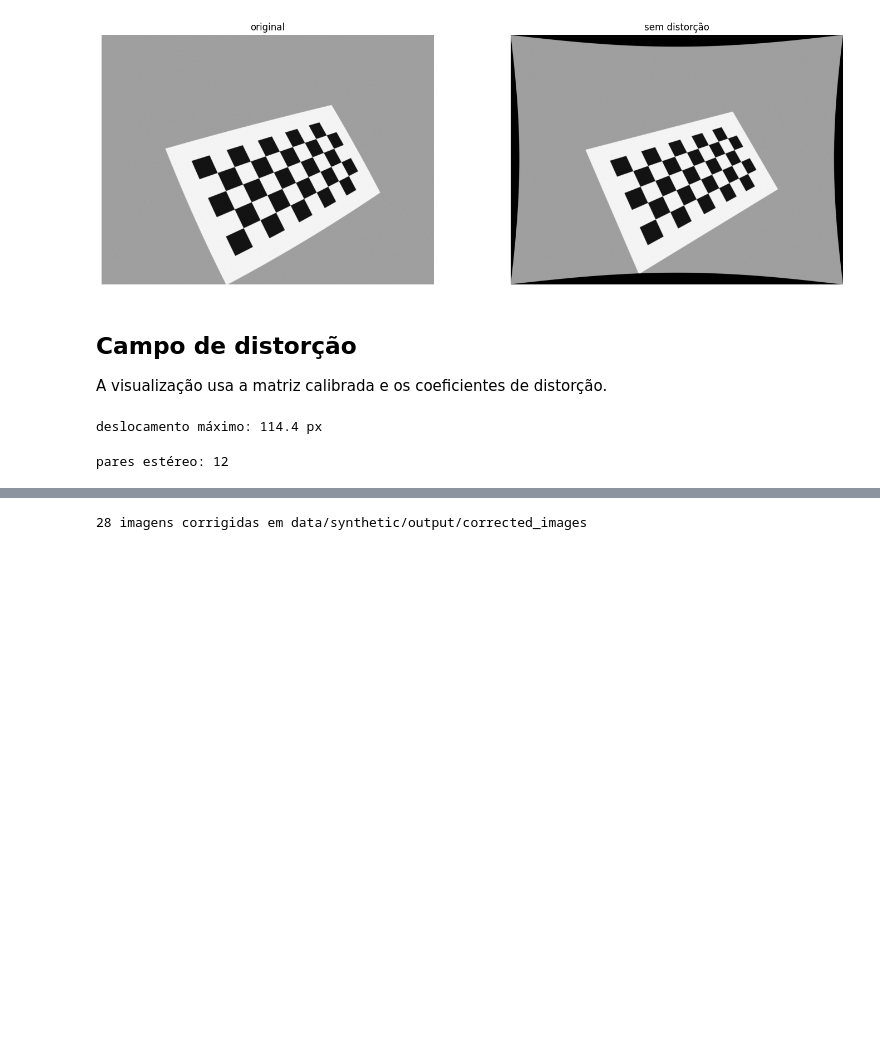
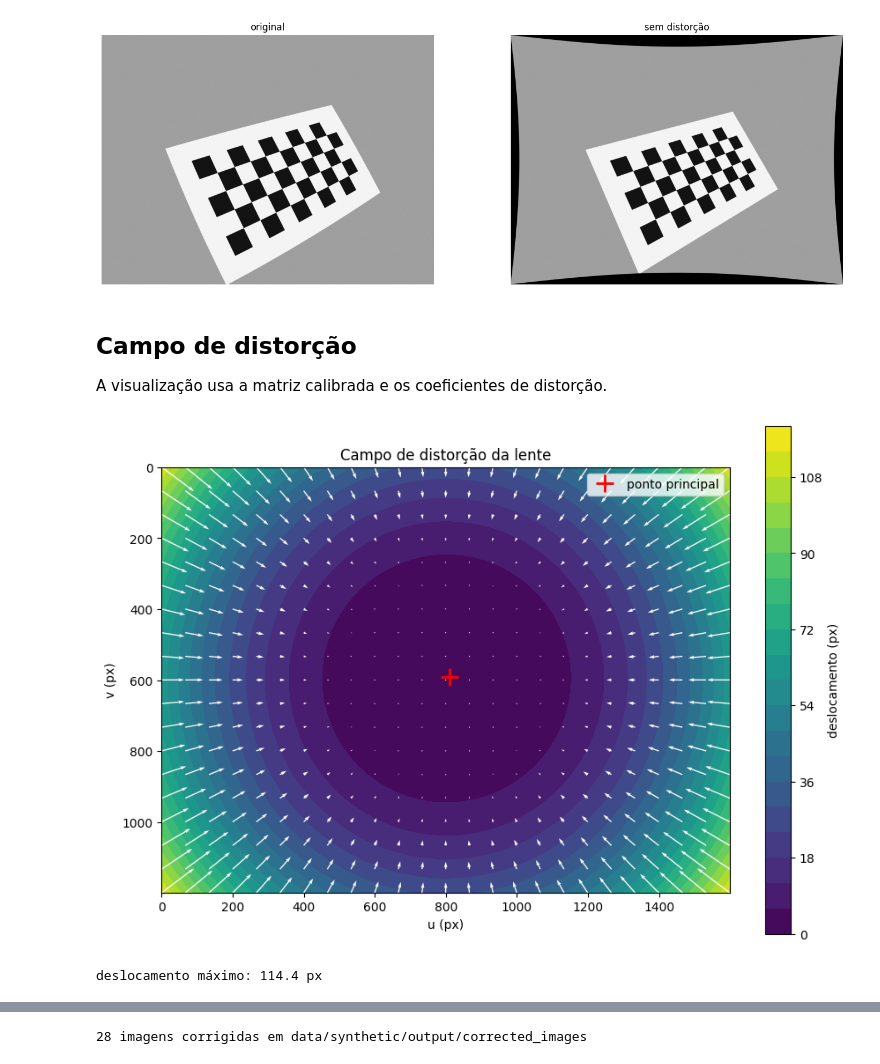
Before and after one commit to AugustC/info7064-ta02, a Jupyter notebook: TA02_Tarefa_Calibracao_de_Camera_refatorado.ipynb, the cells around one changed output, grey strips where cells are left out. Cells and saved outputs as stored; diff of their text form; code cells hidden in the pictures; blank space fills up the shorter version.

```diff
--- a/TA02_Tarefa_Calibracao_de_Camera_refatorado.ipynb
+++ b/TA02_Tarefa_Calibracao_de_Camera_refatorado.ipynb
@@ -199,14 +209,45 @@ A visualização usa a matriz calibrada e os coeficientes de distorção.
 # %%
 # ===== CAMPO DE DISTORÇÃO =====
 gx, gy = np.meshgrid(
     np.linspace(0, calibration.image_size[0]-1, 25),
     np.linspace(0, calibration.image_size[1]-1, 19),
 )
 ideal = np.stack([gx.ravel(), gy.ravel()], 1).astype(np.float32)
 raio = cv2.undistortPoints(ideal.reshape(-1,1,2), calibration.camera_matrix, np.zeros(5)).reshape(-1,2)
 raio3 = np.hstack([raio, np.ones((len(raio), 1))])
 real_px = cv2.projectPoints(raio3, np.zeros(3), np.zeros(3), calibration.camera_matrix, calibration.distortion)[0].reshape(-1,2)
 deslocamento = real_px - ideal
-print(f"deslocamento máximo: {np.linalg.norm(deslocamento, axis=1).max():.1f} px")
+fx_grid, fy_grid = np.meshgrid(
+    np.linspace(0, calibration.image_size[0]-1, 160),
+    np.linspace(0, calibration.image_size[1]-1, 120),
+)
+grid = np.stack([fx_grid.ravel(), fy_grid.ravel()], axis=1).astype(np.float32)
+grid_rays = cv2.undistortPoints(
+    grid.reshape(-1, 1, 2), calibration.camera_matrix, np.zeros(5)
+).reshape(-1, 2)
+grid_pixels = cv2.projectPoints(
+    np.hstack([grid_rays, np.ones((len(grid_rays), 1))]),
+    np.zeros(3), np.zeros(3), calibration.camera_matrix, calibration.distortion,
+)[0].reshape(-1, 2)
+magnitude = np.linalg.norm(grid_pixels - grid, axis=1).reshape(fx_grid.shape)
+fig, axis = plt.subplots(figsize=(9, 6.2))
+contours = axis.contourf(fx_grid, fy_grid, magnitude, levels=20, cmap="viridis")
+fig.colorbar(contours, ax=axis, label="deslocamento (px)")
+axis.quiver(ideal[:, 0], ideal[:, 1], deslocamento[:, 0], deslocamento[:, 1],
+            color="white", angles="xy", scale_units="xy", scale=1, width=0.002)
+axis.plot(calibration.camera_matrix[0, 2], calibration.camera_matrix[1, 2],
+          "r+", ms=14, mew=2, label="ponto principal")
+axis.invert_yaxis()
+axis.set_aspect("equal")
+axis.set_xlabel("u (px)")
+axis.set_ylabel("v (px)")
+axis.set_title("Campo de distorção da lente")
+axis.legend(loc="upper right")
+fig.tight_layout()
+save_figure("campo_distorcao.png", paths.figures)
+plt.show()
+resultados["desl_max"] = float(magnitude.max())
+print(f"deslocamento máximo: {magnitude.max():.1f} px")
 # %% [output]
+[figure, added]
 deslocamento máximo: 114.4 px
@@ -222,7 +253,0 @@ deslocamento máximo: 114.4 px
-# %%
-# ===== CALIBRAÇÃO ESTÉREO (OPCIONAL) =====
-stereo_pairs = pair_stereo_images(paths.stereo_left, paths.stereo_right)
-print("pares estéreo:", len(stereo_pairs))
-# from calibration.stereo import collect_stereo_results, calibrate_stereo, triangulate_points
-# %% [output]
-pares estéreo: 12
```
Also changed, not shown: parts of 8 cells of this notebook.
